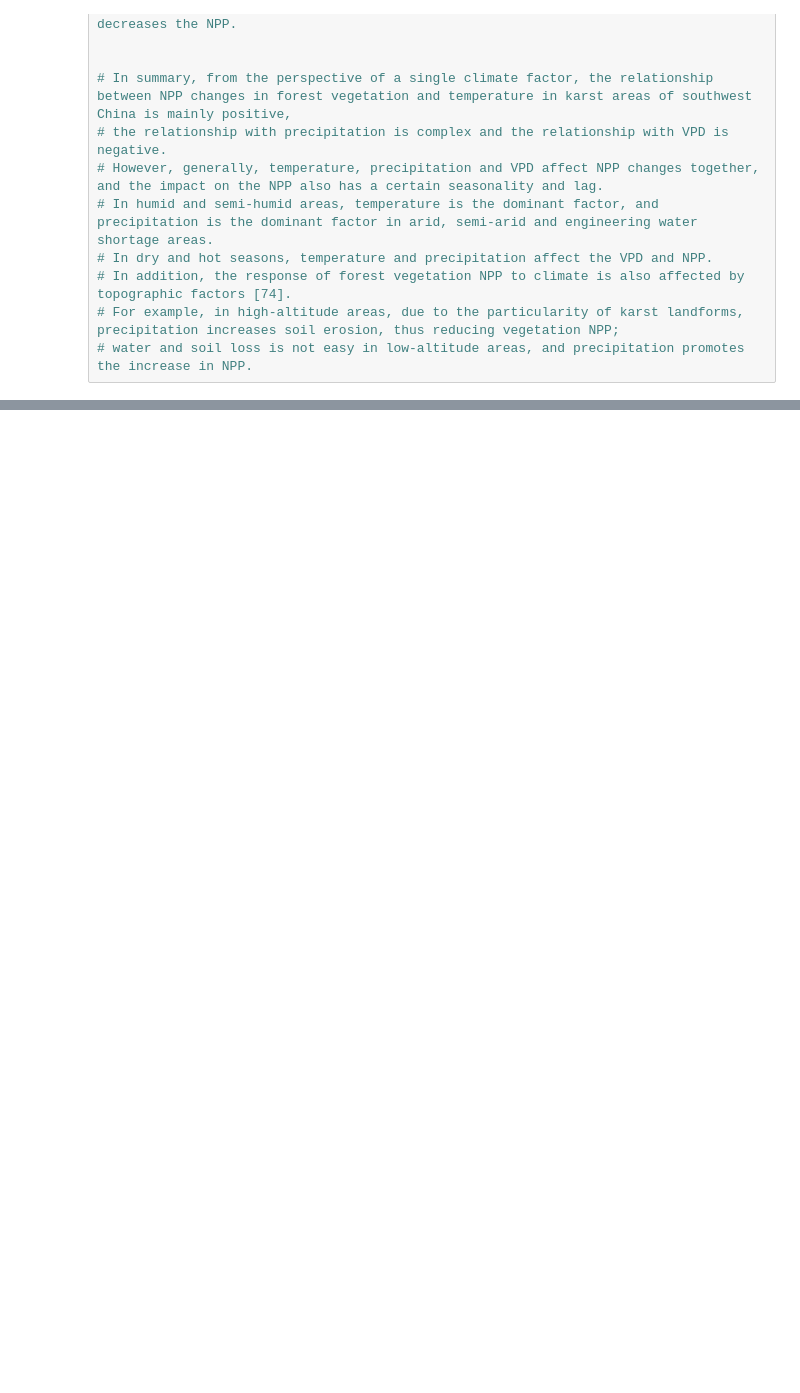
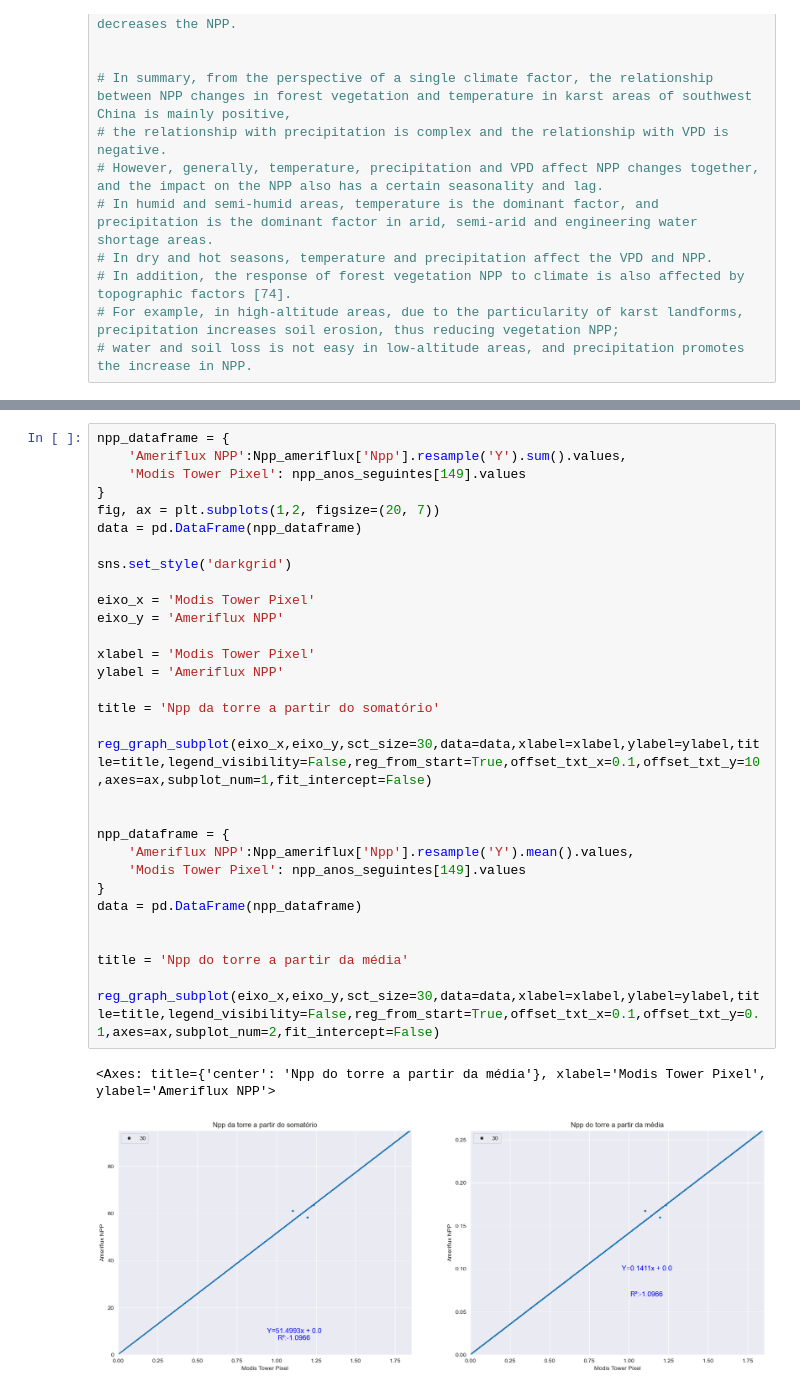
Before and after one commit to albert-santos/remote-sensing, a Jupyter notebook: Jean/Santarem/Comparacao_Santarem_Modis.ipynb, the cells around one changed output, grey strips where cells are left out. Saved outputs shown, nothing was run; the diff lists cells and outputs as text; blank space fills up the shorter version.

```diff
--- a/Jean/Santarem/Comparacao_Santarem_Modis.ipynb
+++ b/Jean/Santarem/Comparacao_Santarem_Modis.ipynb
@@ -365,0 +488,34 @@ plt.show()
+# %%
+npp_dataframe = {
+    'Ameriflux NPP':Npp_ameriflux['Npp'].resample('Y').sum().values,
+    'Modis Tower Pixel': npp_anos_seguintes[149].values
+}
+fig, ax = plt.subplots(1,2, figsize=(20, 7))
+data = pd.DataFrame(npp_dataframe)
+
+sns.set_style('darkgrid')
+
+eixo_x = 'Modis Tower Pixel'
+eixo_y = 'Ameriflux NPP'
+
+xlabel = 'Modis Tower Pixel'
+ylabel = 'Ameriflux NPP'
+
+title = 'Npp da torre a partir do somatório'
+
+reg_graph_subplot(eixo_x,eixo_y,sct_size=30,data=data,xlabel=xlabel,ylabel=ylabel,title=title,legend_visibility=False,reg_from_start=True,offset_txt_x=0.1,offset_txt_y=10,axes=ax,subplot_num=1,fit_intercept=False)
+
+
+npp_dataframe = {
+    'Ameriflux NPP':Npp_ameriflux['Npp'].resample('Y').mean().values,
+    'Modis Tower Pixel': npp_anos_seguintes[149].values
+}
+data = pd.DataFrame(npp_dataframe)
+
+
+title = 'Npp do torre a partir da média'
+
+reg_graph_subplot(eixo_x,eixo_y,sct_size=30,data=data,xlabel=xlabel,ylabel=ylabel,title=title,legend_visibility=False,reg_from_start=True,offset_txt_x=0.1,offset_txt_y=0.1,axes=ax,subplot_num=2,fit_intercept=False)
+# %% [output]
+<Axes: title={'center': 'Npp do torre a partir da média'}, xlabel='Modis Tower Pixel', ylabel='Ameriflux NPP'>
+[figure, added]
```
Also changed, not shown: parts of 22 cells of this notebook.
